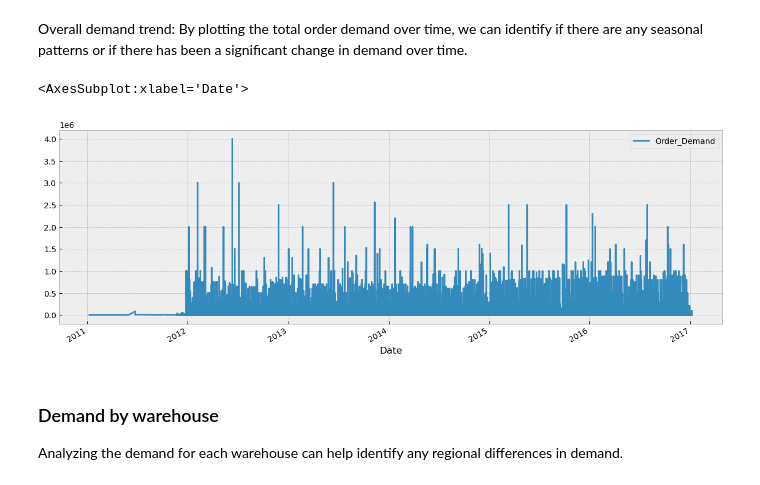
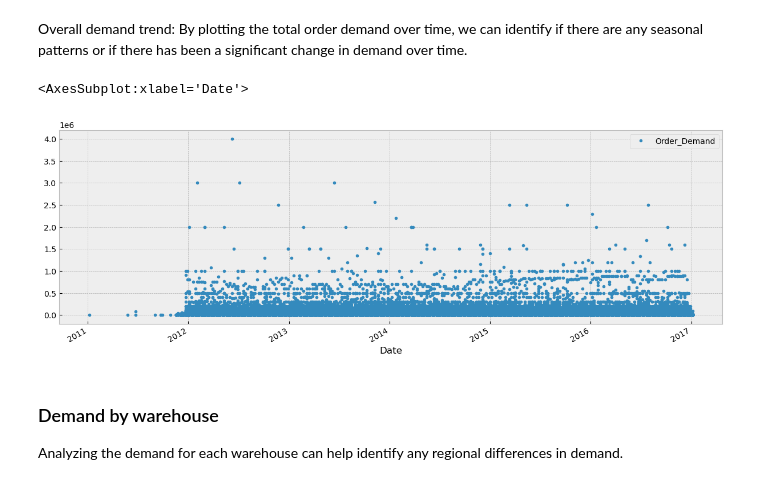
Before and after one commit to Kemo890/Historical-Product-Demand, a Jupyter notebook: Product Demand EDA.ipynb, the cells around one changed output. Cells and saved outputs as stored; diff of their text form; code cells hidden in the pictures.

```diff
--- a/Product Demand EDA.ipynb
+++ b/Product Demand EDA.ipynb
@@ -107,7 +107,8 @@ dtypes: object(5)
 memory usage: 42.3+ MB
 # %%
 #Changing the Date column to datetime Dtype
-df.Date = pd.to_datetime(df.Date, format='%Y-%m-%d %H:%M:%S')
+df.Date = pd.to_datetime(df.Date, format='%Y-%m-%d %H:%M:%S')\
+    .astype('datetime64[W]')
 #Changing order demand column to numeric had to use 'coerce' because data contained strings
 df.Order_Demand = pd.to_numeric(df.Order_Demand, errors='coerce')
 
@@ -184,10 +185,10 @@ memory usage: 37.7+ MB
 Overall demand trend:
 By plotting the total order demand over time, we can identify if there are any seasonal patterns or if there has been a significant change in demand over time.
 # %%
-df.plot(x='Date', y='Order_Demand',figsize=(15,5))
+df.plot(x='Date', y='Order_Demand',figsize=(15,5),style='.')
 # %% [output]
 <AxesSubplot:xlabel='Date'>
-[figure, old version]
+[figure, new version]
 # %% [markdown]
 ### Demand by warehouse
 Analyzing the demand for each warehouse can help identify any regional differences in demand.
```
Also changed, not shown: parts of 8 cells of this notebook.
